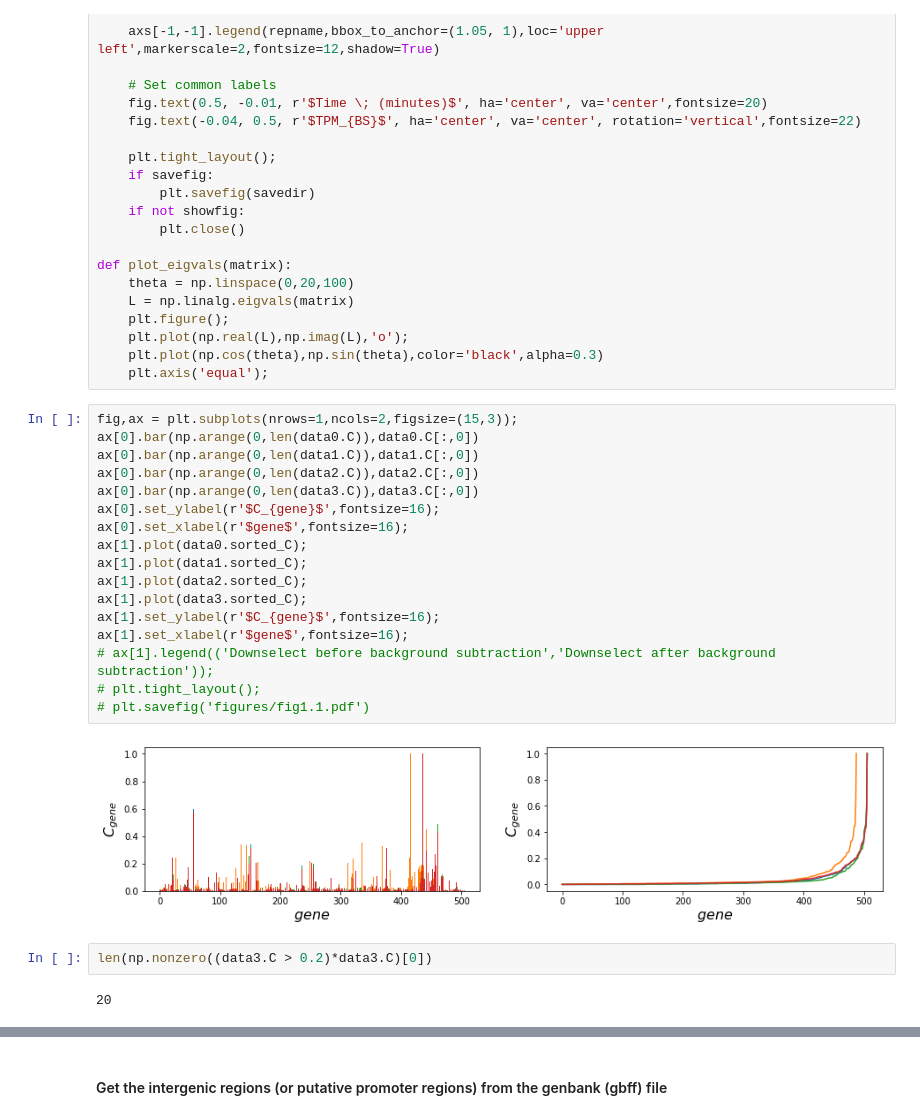
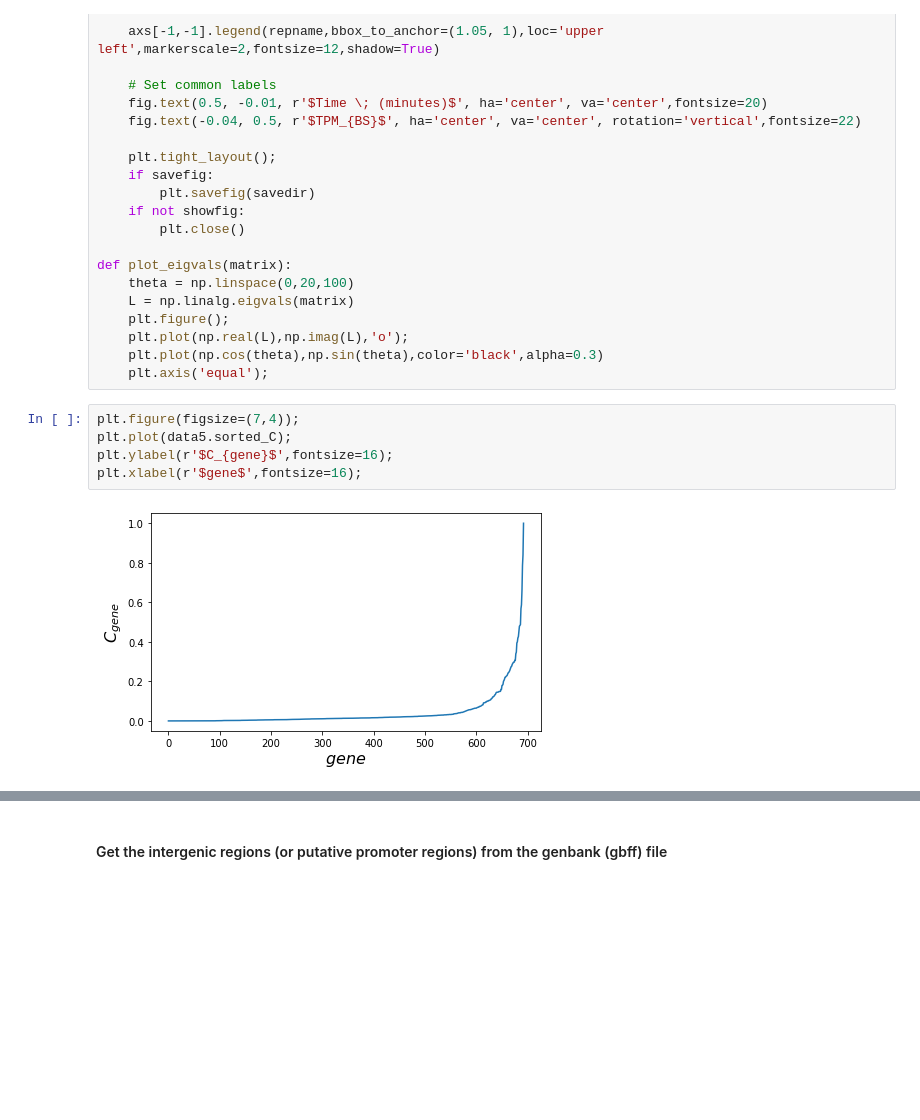
Before and after one commit to AqibHasnain/optimal_sensors, a Jupyter notebook: postprocessing.ipynb, the cells around one changed output, grey strips where cells are left out. Drawn from its saved outputs; the diff is of its cells as text; blank space fills up the shorter version.

```diff
--- a/postprocessing.ipynb
+++ b/postprocessing.ipynb
@@ -148,26 +150,10 @@ def plot_eigvals(matrix):
     plt.plot(np.real(L),np.imag(L),'o');
     plt.plot(np.cos(theta),np.sin(theta),color='black',alpha=0.3)
     plt.axis('equal');
-# %%
-fig,ax = plt.subplots(nrows=1,ncols=2,figsize=(15,3));
-ax[0].bar(np.arange(0,len(data0.C)),data0.C[:,0])
-ax[0].bar(np.arange(0,len(data1.C)),data1.C[:,0])
-ax[0].bar(np.arange(0,len(data2.C)),data2.C[:,0])
-ax[0].bar(np.arange(0,len(data3.C)),data3.C[:,0])
-ax[0].set_ylabel(r'$C_{gene}$',fontsize=16);
-ax[0].set_xlabel(r'$gene$',fontsize=16);
-ax[1].plot(data0.sorted_C);
-ax[1].plot(data1.sorted_C);
-ax[1].plot(data2.sorted_C);
-ax[1].plot(data3.sorted_C);
-ax[1].set_ylabel(r'$C_{gene}$',fontsize=16);
-ax[1].set_xlabel(r'$gene$',fontsize=16);
-# ax[1].legend(('Downselect before background subtraction','Downselect after background subtraction'));
-# plt.tight_layout();
-# plt.savefig('figures/fig1.1.pdf')
-# %% [output]
-[figure, removed]
-# %%
-len(np.nonzero((data3.C > 0.2)*data3.C)[0])
-# %% [output]
-20
+# %%
+plt.figure(figsize=(7,4));
+plt.plot(data5.sorted_C);
+plt.ylabel(r'$C_{gene}$',fontsize=16);
+plt.xlabel(r'$gene$',fontsize=16);
+# %% [output]
+[figure, added]
```
Also changed, not shown: parts of 4 cells of this notebook, 5 other files.
